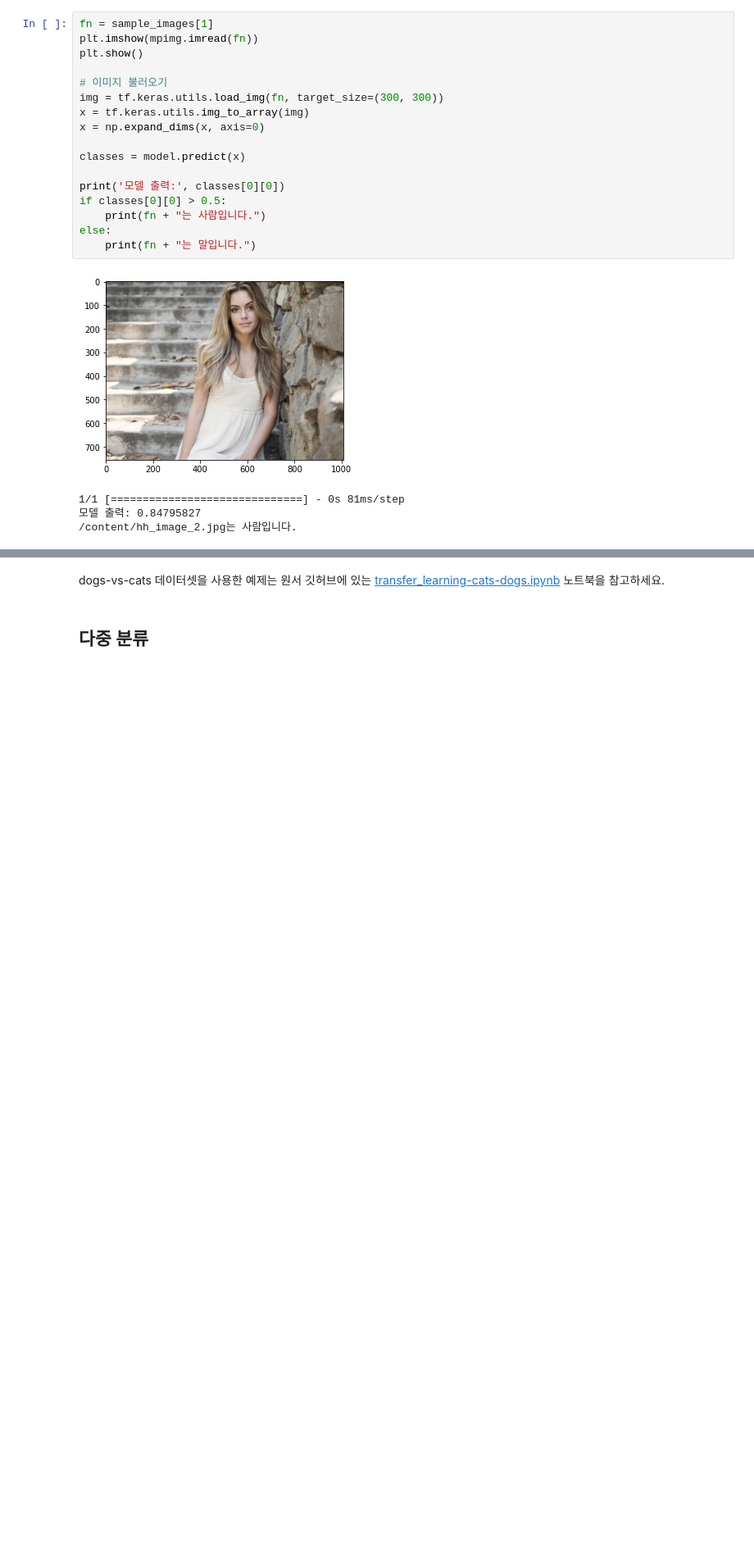
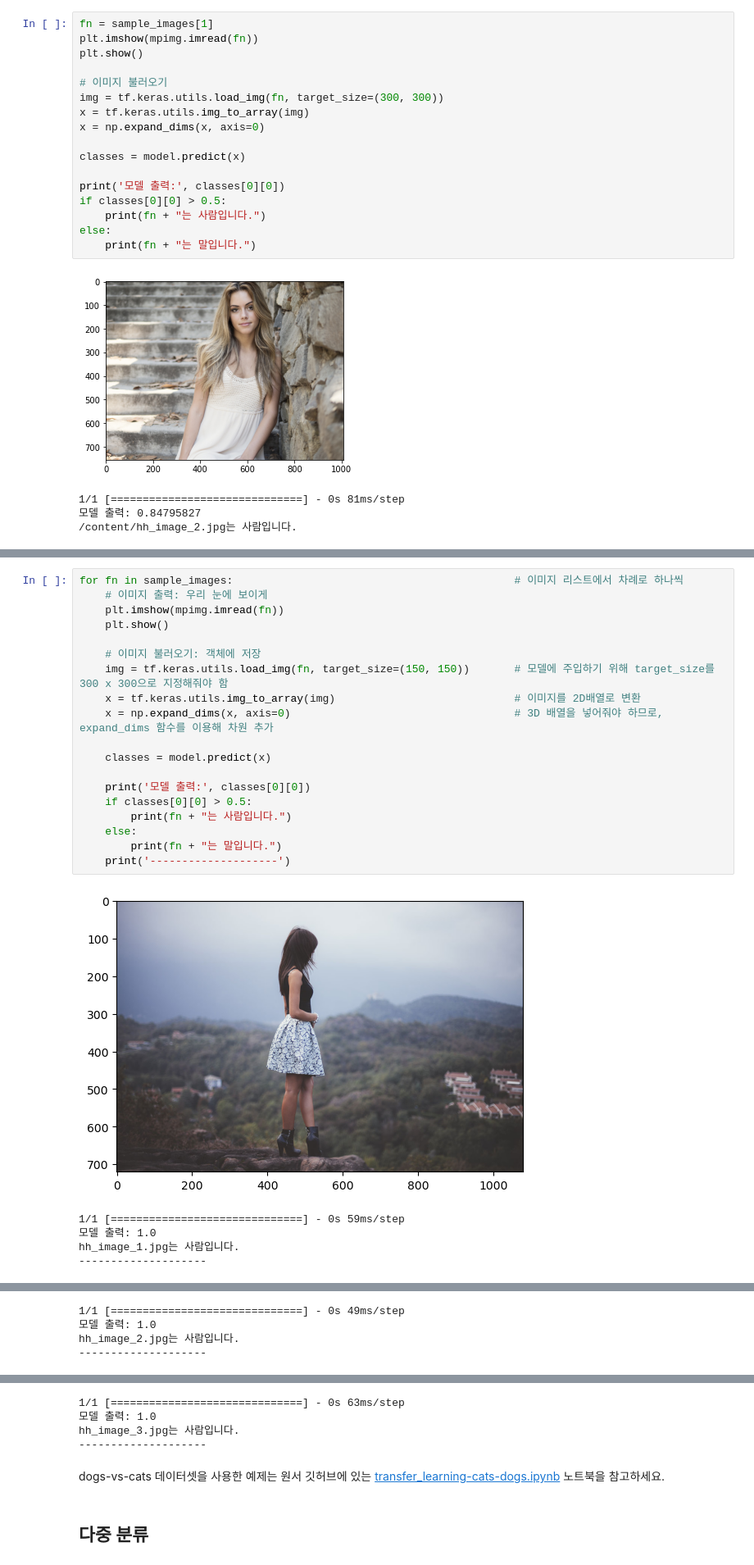
Before and after one commit to EYZ27/AIML4CODERS, a Jupyter notebook: ch03/03-beyond-the-basics.ipynb, the cells around one changed output, grey strips where cells are left out. Shown at 82% size. Saved outputs shown, nothing was run; the diff lists cells and outputs as text; blank space fills up the shorter version.

```diff
--- a/ch03/03-beyond-the-basics.ipynb
+++ b/ch03/03-beyond-the-basics.ipynb
@@ -656 +773,26 @@ Epoch 40/40
 <keras.callbacks.History at 0x...>
+# %%
+for fn in sample_images:                                            # 이미지 리스트에서 차례로 하나씩
+    # 이미지 출력: 우리 눈에 보이게
+    plt.imshow(mpimg.imread(fn))
+    plt.show()
+
+    # 이미지 불러오기: 객체에 저장
+    img = tf.keras.utils.load_img(fn, target_size=(150, 150))       # 모델에 주입하기 위해 target_size를 300 x 300으로 지정해줘야 함
+    x = tf.keras.utils.img_to_array(img)                            # 이미지를 2D배열로 변환
+    x = np.expand_dims(x, axis=0)                                   # 3D 배열을 넣어줘야 하므로, expand_dims 함수를 이용해 차원 추가
+
+    classes = model.predict(x)
+
+    print('모델 출력:', classes[0][0])
+    if classes[0][0] > 0.5:
+        print(fn + "는 사람입니다.")
+    else:
+        print(fn + "는 말입니다.")
+    print('--------------------')
+# %% [output]
+[figure, added]
+1/1 [==============================] - 0s 59ms/step
+모델 출력: 1.0
+hh_image_1.jpg는 사람입니다.
+--------------------
@@ -656,0 +800,4 @@ Epoch 40/40
+1/1 [==============================] - 0s 49ms/step
+모델 출력: 1.0
+hh_image_2.jpg는 사람입니다.
+--------------------
@@ -657,3 +805,7 @@ Epoch 40/40
+1/1 [==============================] - 0s 63ms/step
+모델 출력: 1.0
+hh_image_3.jpg는 사람입니다.
+--------------------
 # %% [markdown]
 dogs-vs-cats 데이터셋을 사용한 예제는 원서 깃허브에 있는 [transfer_learning-cats-dogs.ipynb](https://github.com/lmoroney/tfbook/blob/master/chapter3/transfer_learning-cats-dogs.ipynb) 노트북을 참고하세요.
 # %% [markdown]
```
Also changed, not shown: parts of 52 cells of this notebook, 1 other file.
